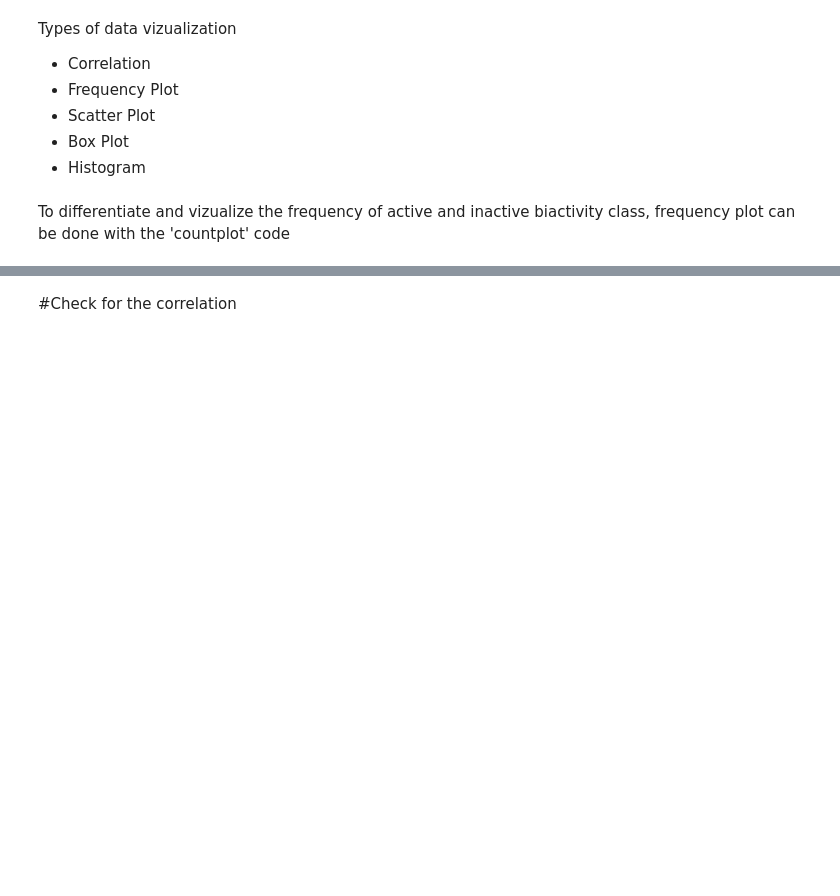
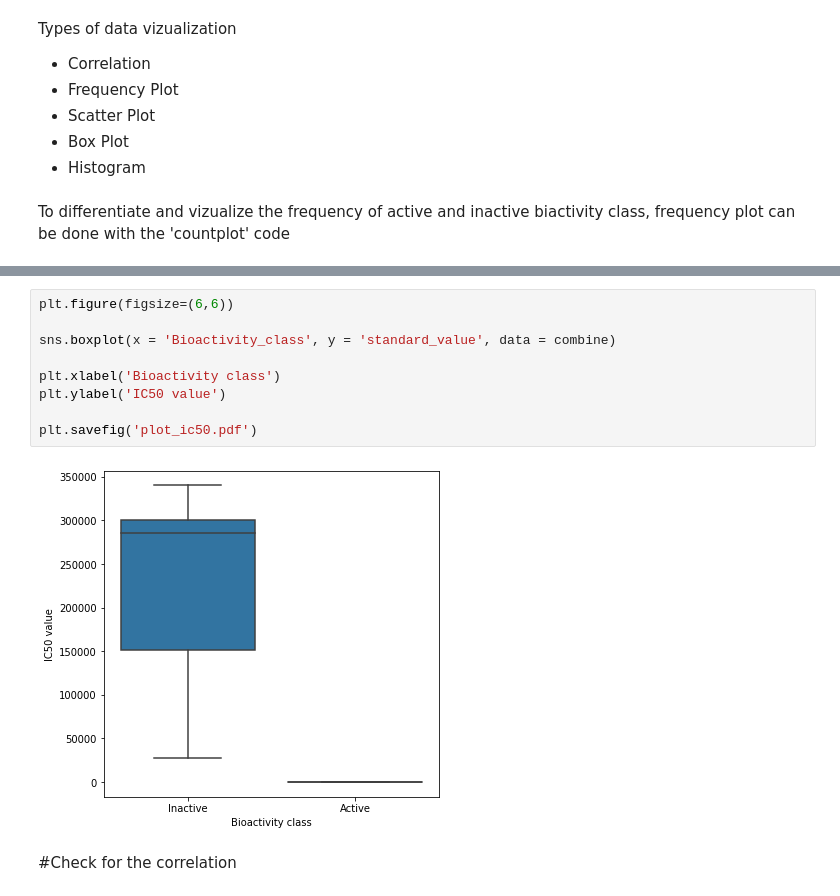
Before and after one commit to sayanpaul1997/Python, a Jupyter notebook: Penicillin_Exploratory_data_analysis.ipynb, the cells around one changed output, grey strips where cells are left out. Cells and saved outputs as stored; diff of their text form; blank space fills up the shorter version.

```diff
--- a/Penicillin_Exploratory_data_analysis.ipynb
+++ b/Penicillin_Exploratory_data_analysis.ipynb
@@ -216,4 +217,15 @@ Text(0, 0.5, 'Frequency')
 [figure]
+# %%
+plt.figure(figsize=(6,6))
+
+sns.boxplot(x = 'Bioactivity_class', y = 'standard_value', data = combine)
+
+plt.xlabel('Bioactivity class')
+plt.ylabel('IC50 value')
+
+plt.savefig('plot_ic50.pdf')
+# %% [output]
+[figure, added]
 # %% [markdown]
 #Check for the correlation
 # %%
```
Also changed, not shown: parts of 18 cells of this notebook.
